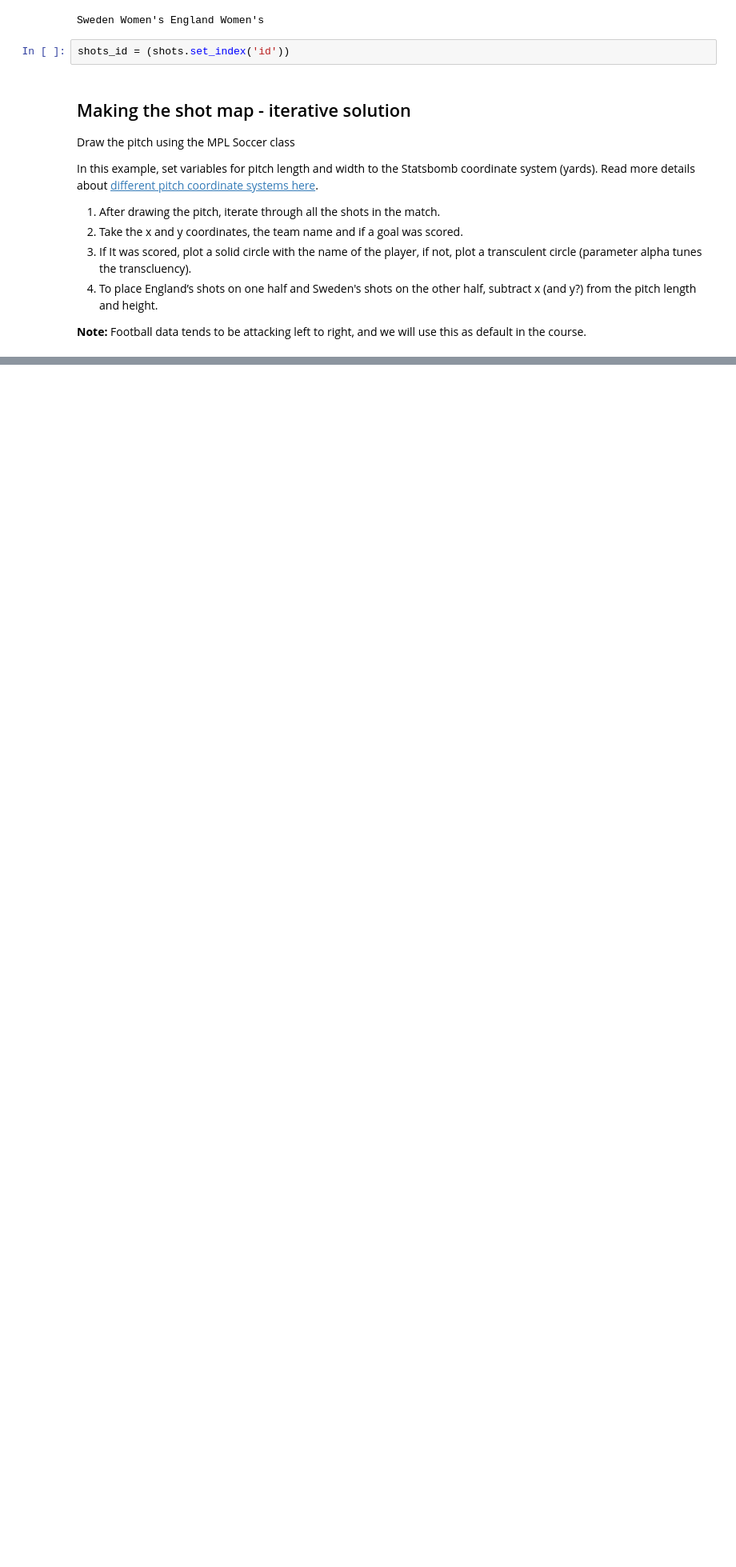
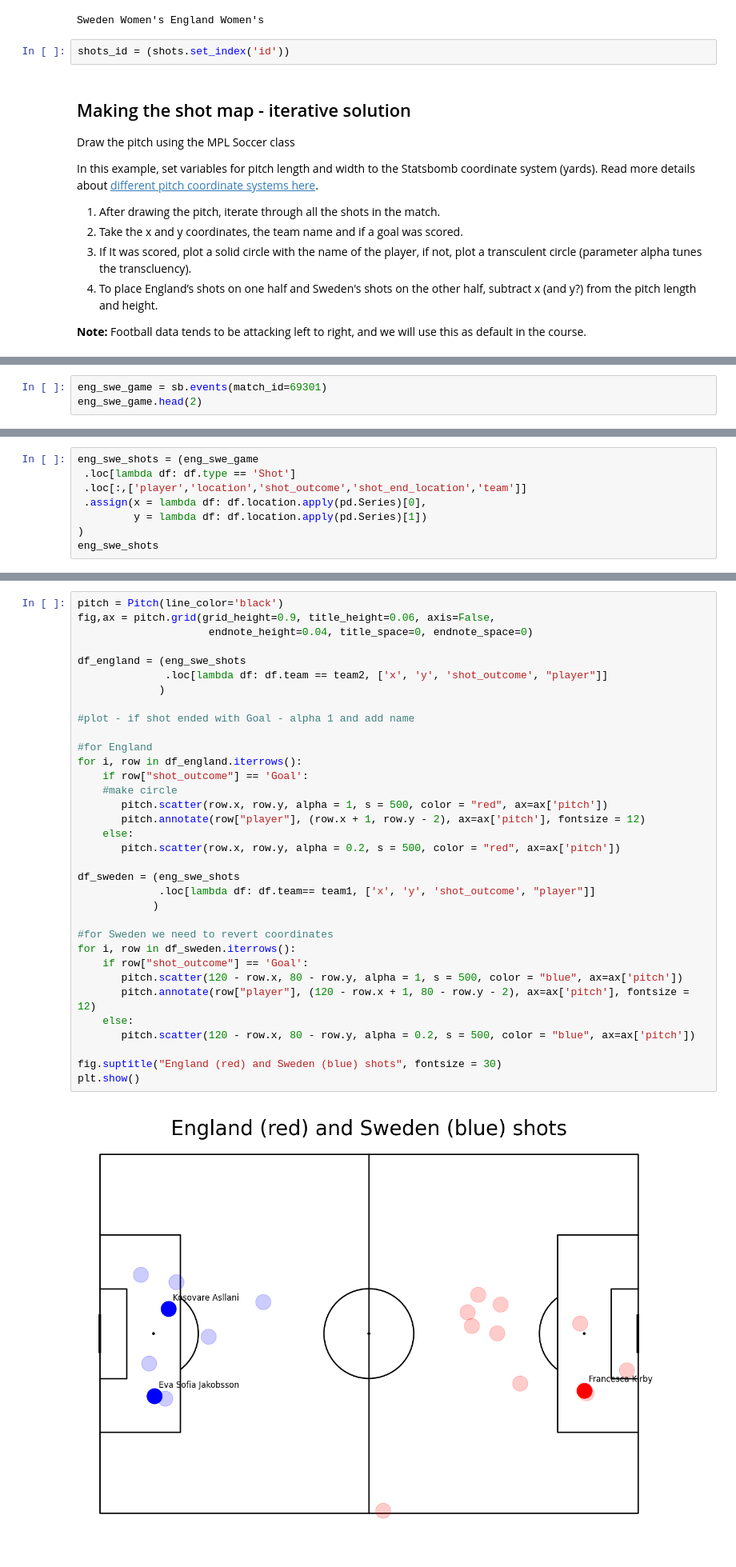
Before and after one commit to khoffLSU/footy_analytics, a Jupyter notebook: Visualizing Football.ipynb, the cells around one changed output, grey strips where cells are left out. Shown at 80% size. Cells and saved outputs as stored; diff of their text form; blank space fills up the shorter version.

Commit message:
Add second shot plot to notebook

```diff
--- a/Visualizing Football.ipynb
+++ b/Visualizing Football.ipynb
@@ -85,0 +93,3 @@ plt.show()
+# %%
+eng_swe_game = sb.events(match_id=69301)
+eng_swe_game.head(2)
@@ -85,0 +121,8 @@ plt.show()
+# %%
+eng_swe_shots = (eng_swe_game
+ .loc[lambda df: df.type == 'Shot']
+ .loc[:,['player','location','shot_outcome','shot_end_location','team']]
+ .assign(x = lambda df: df.location.apply(pd.Series)[0],
+         y = lambda df: df.location.apply(pd.Series)[1])
+)
+eng_swe_shots
@@ -85,0 +147,36 @@ plt.show()
+# %%
+pitch = Pitch(line_color='black')
+fig,ax = pitch.grid(grid_height=0.9, title_height=0.06, axis=False,
+                     endnote_height=0.04, title_space=0, endnote_space=0)
+
+df_england = (eng_swe_shots
+              .loc[lambda df: df.team == team2, ['x', 'y', 'shot_outcome', "player"]]
+             )
+
+#plot - if shot ended with Goal - alpha 1 and add name
+
+#for England
+for i, row in df_england.iterrows():
+    if row["shot_outcome"] == 'Goal':
+    #make circle
+       pitch.scatter(row.x, row.y, alpha = 1, s = 500, color = "red", ax=ax['pitch'])
+       pitch.annotate(row["player"], (row.x + 1, row.y - 2), ax=ax['pitch'], fontsize = 12)
+    else:
+       pitch.scatter(row.x, row.y, alpha = 0.2, s = 500, color = "red", ax=ax['pitch'])
+
+df_sweden = (eng_swe_shots
+             .loc[lambda df: df.team== team1, ['x', 'y', 'shot_outcome', "player"]]
+            )
+
+#for Sweden we need to revert coordinates
+for i, row in df_sweden.iterrows():
+    if row["shot_outcome"] == 'Goal':
+       pitch.scatter(120 - row.x, 80 - row.y, alpha = 1, s = 500, color = "blue", ax=ax['pitch'])
+       pitch.annotate(row["player"], (120 - row.x + 1, 80 - row.y - 2), ax=ax['pitch'], fontsize = 12)
+    else:
+       pitch.scatter(120 - row.x, 80 - row.y, alpha = 0.2, s = 500, color = "blue", ax=ax['pitch'])
+
+fig.suptitle("England (red) and Sweden (blue) shots", fontsize = 30)
+plt.show()
+# %% [output]
+[figure, added]
```
Also changed, not shown: parts of 5 cells of this notebook.
